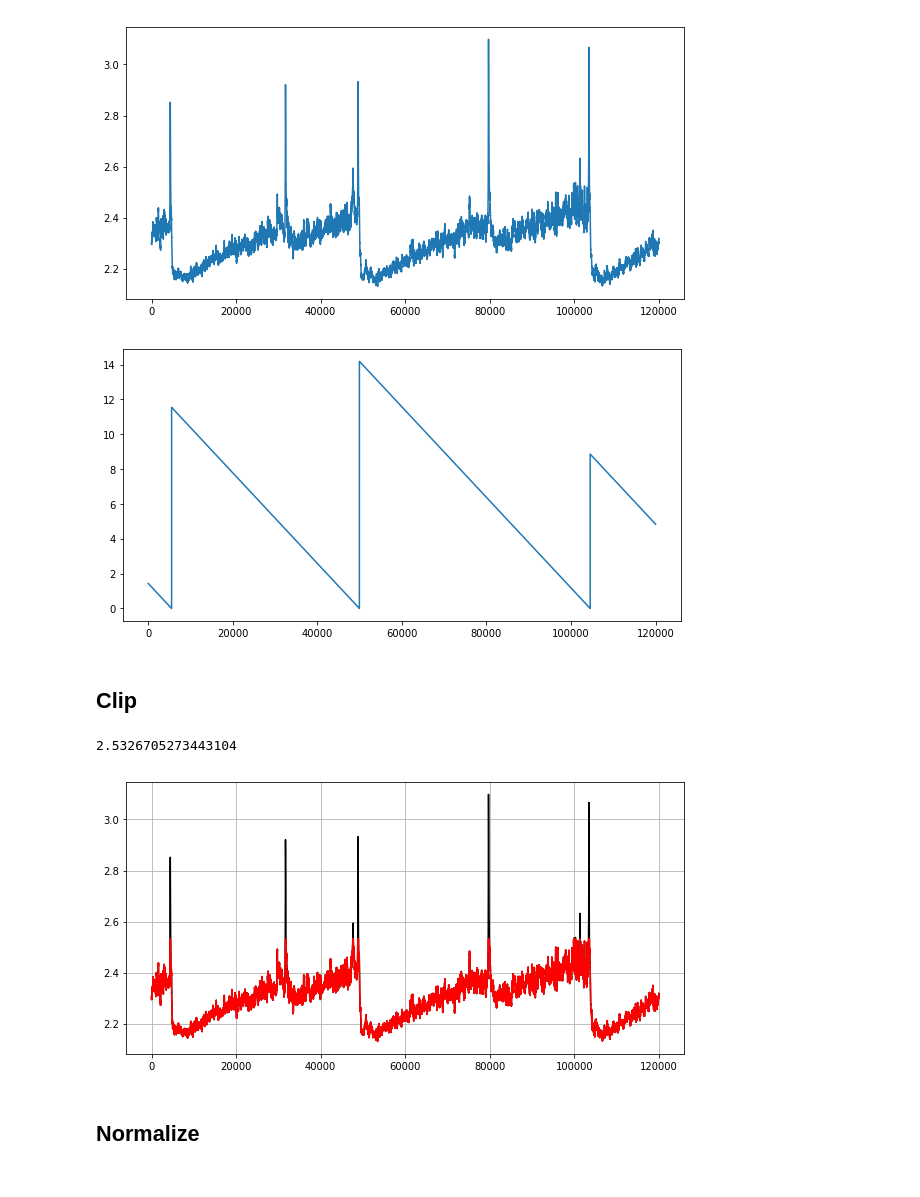
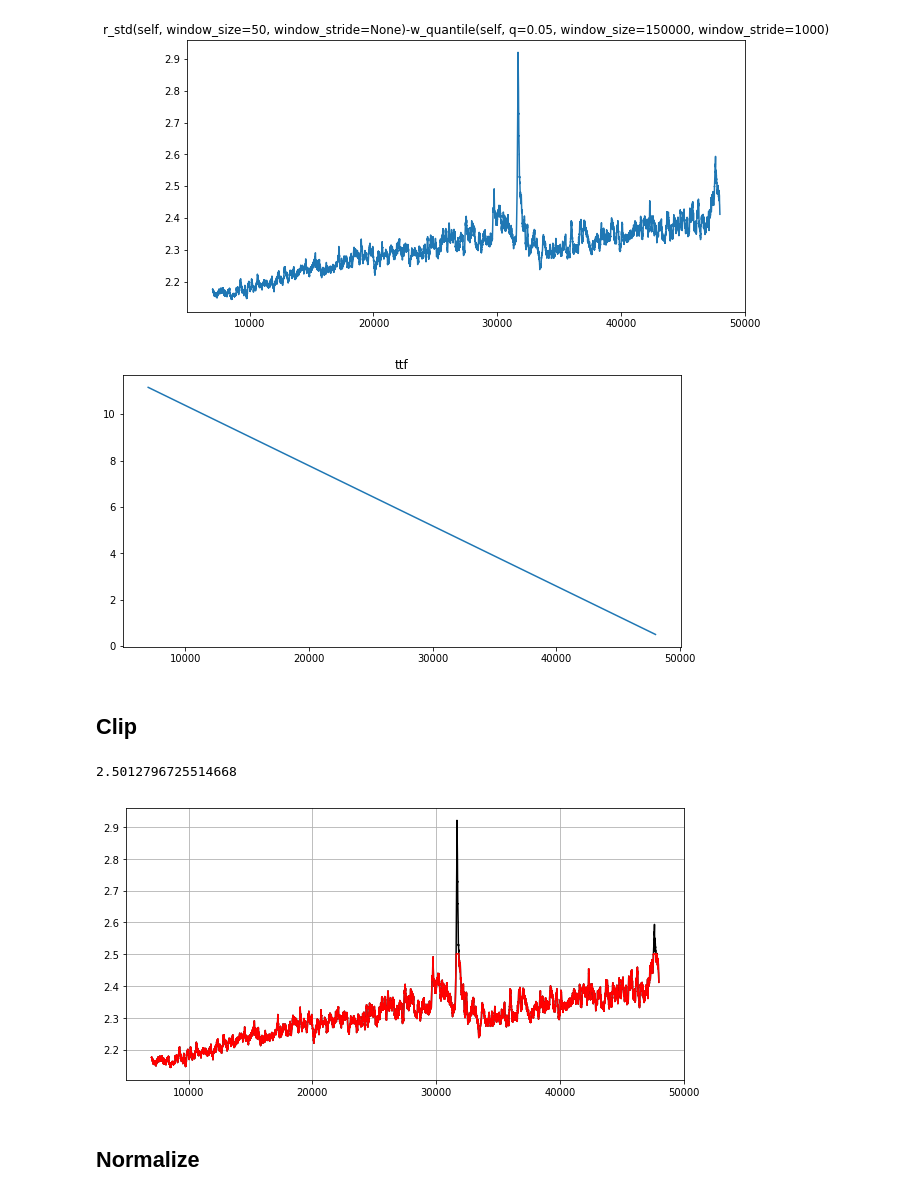
Before and after one commit to SIakovlev/LANL-Earthquake, a Jupyter notebook: src/drafts/feature_goodness_estimation.ipynb, the cells around one changed output. Cells and saved outputs as stored; diff of their text form; code cells hidden in the pictures.

```diff
--- a/src/drafts/feature_goodness_estimation.ipynb
+++ b/src/drafts/feature_goodness_estimation.ipynb
@@ -11,21 +11,21 @@ df = pd.read_hdf('../../data/original/train_processed_e1.h5', key='table')
 # %%
 cols = df.columns
 # %%
-num_samples = int(1.2e5)
-signal = df[cols[0]].iloc[:num_samples]
-ttf = df[cols[-1]].iloc[:num_samples]
+num_samples = int(0.48e5)
+signal = df[cols[0]].iloc[7000:num_samples]
+ttf = df[cols[-1]].iloc[7000:num_samples]
 
 plt.figure(figsize=(10,5))
 plt.plot(signal)
 plt.title(cols[0])
 
 plt.figure(figsize=(10,5))
 plt.plot(ttf)
 plt.title('ttf')
 plt.show()
 # %% [output]
-[figure, old version]
+[figure, new version]
-[figure, old version]
+[figure, new version]
 # %% [markdown]
 ## Clip
 # %%
@@ -38,8 +38,8 @@ plt.plot(signal, 'k')
 plt.plot(signal_clipped, 'r')
 plt.grid()
 # %% [output]
-2.5326705273443104
+2.5012796725514668
-[figure, old version]
+[figure, new version]
 # %% [markdown]
 ## Normalize
 # %%
```
Also changed, not shown: parts of 6 cells of this notebook.
